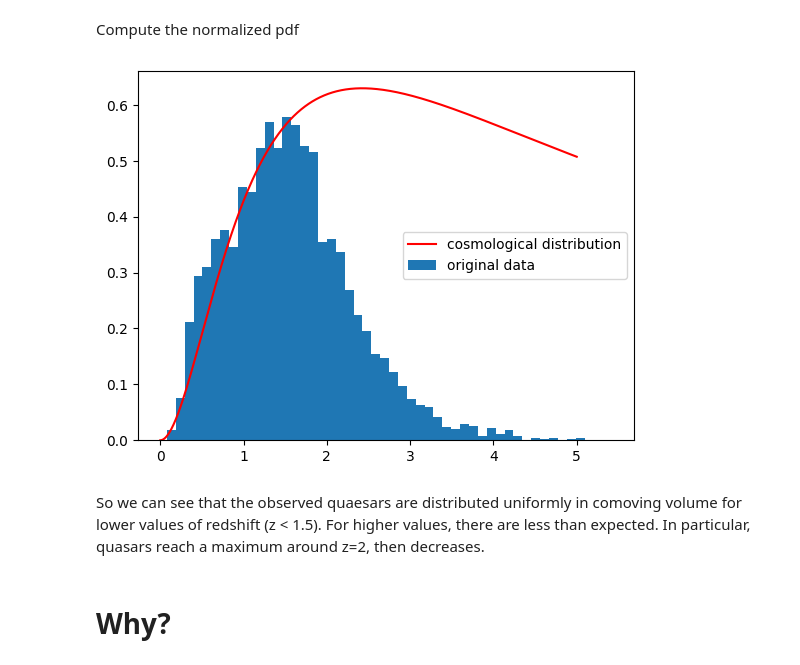
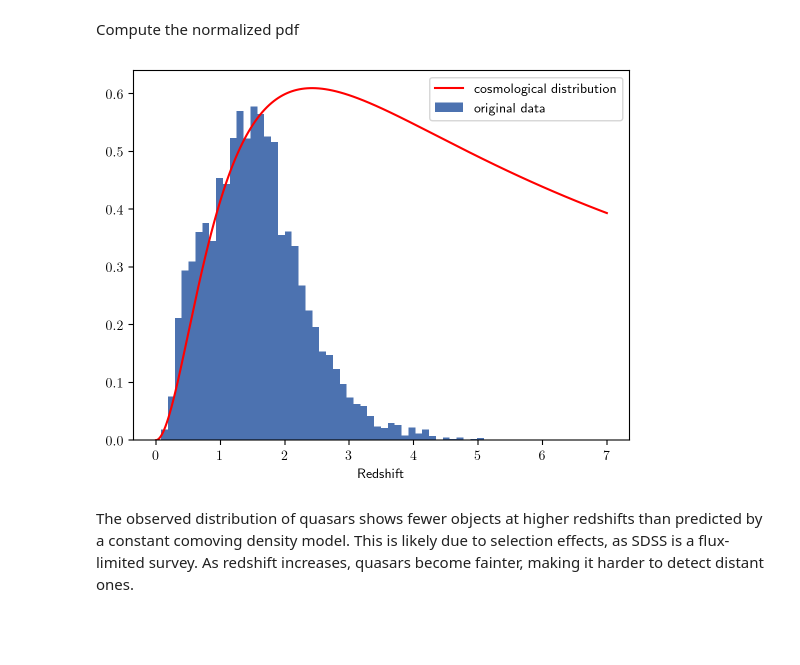
Before and after one commit to GiuliaConti/astrostatistics_bicocca_2024, a Jupyter notebook: working/E05_L04_sampling.ipynb, the cells around one changed output. Cells and saved outputs as stored; diff of their text form; code cells hidden in the pictures; blank space fills up the shorter version.

```diff
--- a/working/E05_L04_sampling.ipynb
+++ b/working/E05_L04_sampling.ipynb
@@ -2,6 +4,11 @@
 import numpy as np
 import scipy.stats
 import pylab as plt
+
+plt.style.use('seaborn-v0_8-deep')
+plt.rc('text', usetex=True)
+%matplotlib inline
+%config InlineBackend.figure_format='retina'
 # %%
 from astroML.datasets import fetch_dr7_quasar
 
@@ -118,7 +147,7 @@ FlatLambdaCDM(name='Planck18', H0=<Quantity 67.66 km / (Mpc s)>, Om0=0.30966, Tc
 # %% [markdown]
 Let's see how quasars would be distributed as a function of redshift if they were uniformly distributed in comoving volume
 # %%
-z_max = 5
+z_max = 7
 z_grid = np.linspace(0, z_max, 1000)
 # %% [markdown]
 Find the differential comoving volume
@@ -133,15 +162,13 @@ Compute the normalized pdf
 # %%
 pdf = diff_com_vol_grid/norm
 # %%
-plt.plot(z_grid, 2.5*pdf, color='r',label='cosmological distribution') # adjust the normalization by eye
+plt.plot(z_grid, 3.3*pdf, color='r',label='cosmological distribution') # adjust the normalization by eye
 plt.hist(z,bins=50,density=True,label='original data')
 
+plt.xlabel('Redshift')
 plt.legend()
 plt.show()
 # %% [output]
-[figure, old version]
+[figure, new version]
 # %% [markdown]
-So we can see that the observed quaesars are distributed uniformly in comoving volume for lower values of redshift (z < 1.5).
-For higher values, there are less than expected. In particular, quasars reach a maximum around z=2, then decreases.
+The observed distribution of quasars shows fewer objects at higher redshifts than predicted by a constant comoving density model. This is likely due to selection effects, as SDSS is a flux-limited survey. As redshift increases, quasars become fainter, making it harder to detect distant ones.
-# %% [markdown]
-# Why?
```
Also changed, not shown: parts of 11 cells of this notebook, 1 other file.
